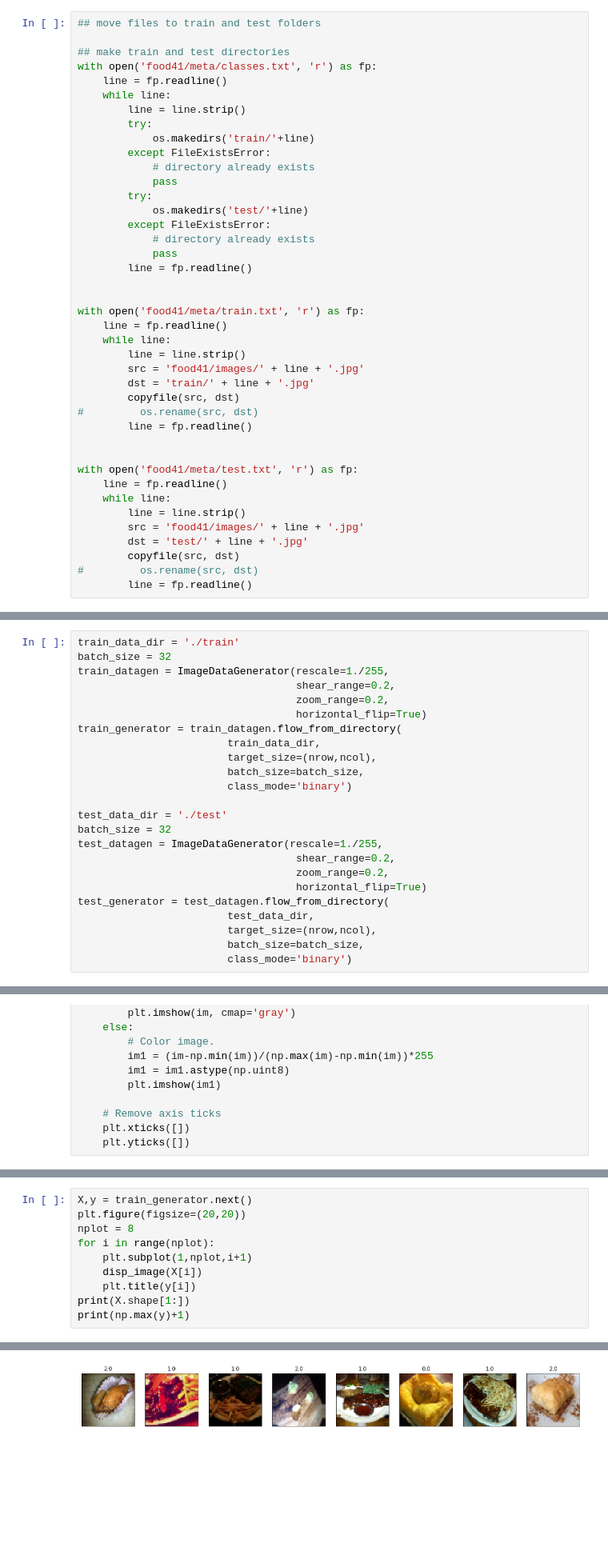
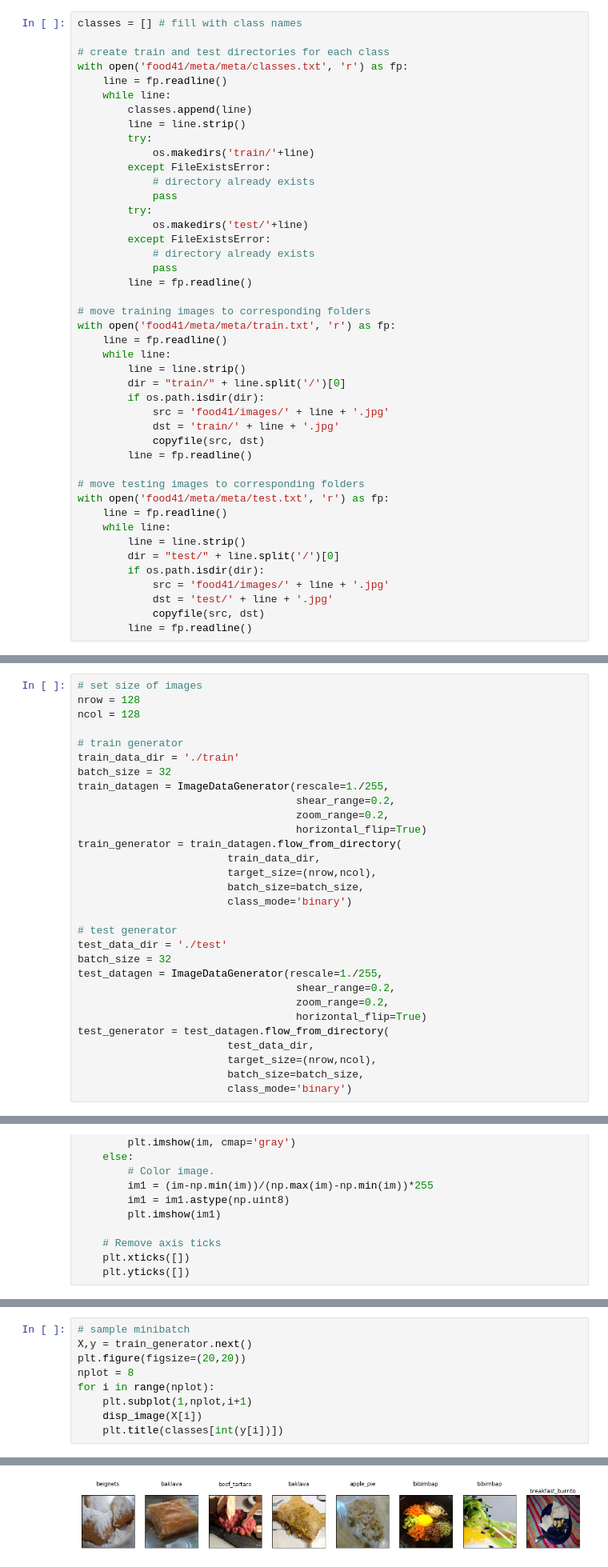
Before and after one commit to kylecng/food-classification, a Jupyter notebook: food-classifier.ipynb, the cells around one changed output, grey strips where cells are left out. Shown at 80% size. Drawn from its saved outputs; the diff is of its cells as text; blank space fills up the shorter version.

```diff
--- a/food-classifier.ipynb
+++ b/food-classifier.ipynb
@@ -15,10 +19,11 @@ from shutil import copyfile
 # %%
-## move files to train and test folders
+classes = [] # fill with class names
 
-## make train and test directories
-with open('food41/meta/classes.txt', 'r') as fp:
+# create train and test directories for each class
+with open('food41/meta/meta/classes.txt', 'r') as fp:
     line = fp.readline()
     while line:
+        classes.append(line)
         line = line.strip()
         try:
             os.makedirs('train/'+line)
@@ -32,24 +37,26 @@ with open('food41/meta/classes.txt', 'r') as fp:
             pass
         line = fp.readline()
 
-
-with open('food41/meta/train.txt', 'r') as fp:
+# move training images to corresponding folders
+with open('food41/meta/meta/train.txt', 'r') as fp:
     line = fp.readline()
     while line:
         line = line.strip()
-        src = 'food41/images/' + line + '.jpg'
-        dst = 'train/' + line + '.jpg'
-        copyfile(src, dst)
-#         os.rename(src, dst)
+        dir = "train/" + line.split('/')[0]
+        if os.path.isdir(dir):
+            src = 'food41/images/' + line + '.jpg'
+            dst = 'train/' + line + '.jpg'
+            copyfile(src, dst)
         line = fp.readline()
 
-
-with open('food41/meta/test.txt', 'r') as fp:
+# move testing images to corresponding folders
+with open('food41/meta/meta/test.txt', 'r') as fp:
     line = fp.readline()
     while line:
         line = line.strip()
-        src = 'food41/images/' + line + '.jpg'
-        dst = 'test/' + line + '.jpg'
-        copyfile(src, dst)
-#         os.rename(src, dst)
+        dir = "test/" + line.split('/')[0]
+        if os.path.isdir(dir):
+            src = 'food41/images/' + line + '.jpg'
+            dst = 'test/' + line + '.jpg'
+            copyfile(src, dst)
         line = fp.readline()
@@ -59,4 +66,9 @@ ncol = 64
 # %%
+# set size of images
+nrow = 128
+ncol = 128
+
+# train generator
 train_data_dir = './train'
 batch_size = 32
 train_datagen = ImageDataGenerator(rescale=1./255,
@@ -69,6 +81,7 @@ train_generator = train_datagen.flow_from_directory(
                         batch_size=batch_size,
                         class_mode='binary')
 
+# test generator
 test_data_dir = './test'
 batch_size = 32
 test_datagen = ImageDataGenerator(rescale=1./255,
@@ -101,11 +120,10 @@ def disp_image(im):
 # %%
+# sample minibatch
 X,y = train_generator.next()
 plt.figure(figsize=(20,20))
 nplot = 8
 for i in range(nplot):
     plt.subplot(1,nplot,i+1)
     disp_image(X[i])
-    plt.title(y[i])
-print(X.shape[1:])
-print(np.max(y)+1)
+    plt.title(classes[int(y[i])])
 # %% [output]
@@ -114 +130 @@ print(np.max(y)+1)
-[figure, old version]
+[figure, new version]
```
Also changed, not shown: parts of 17 cells of this notebook, 2 other files.
